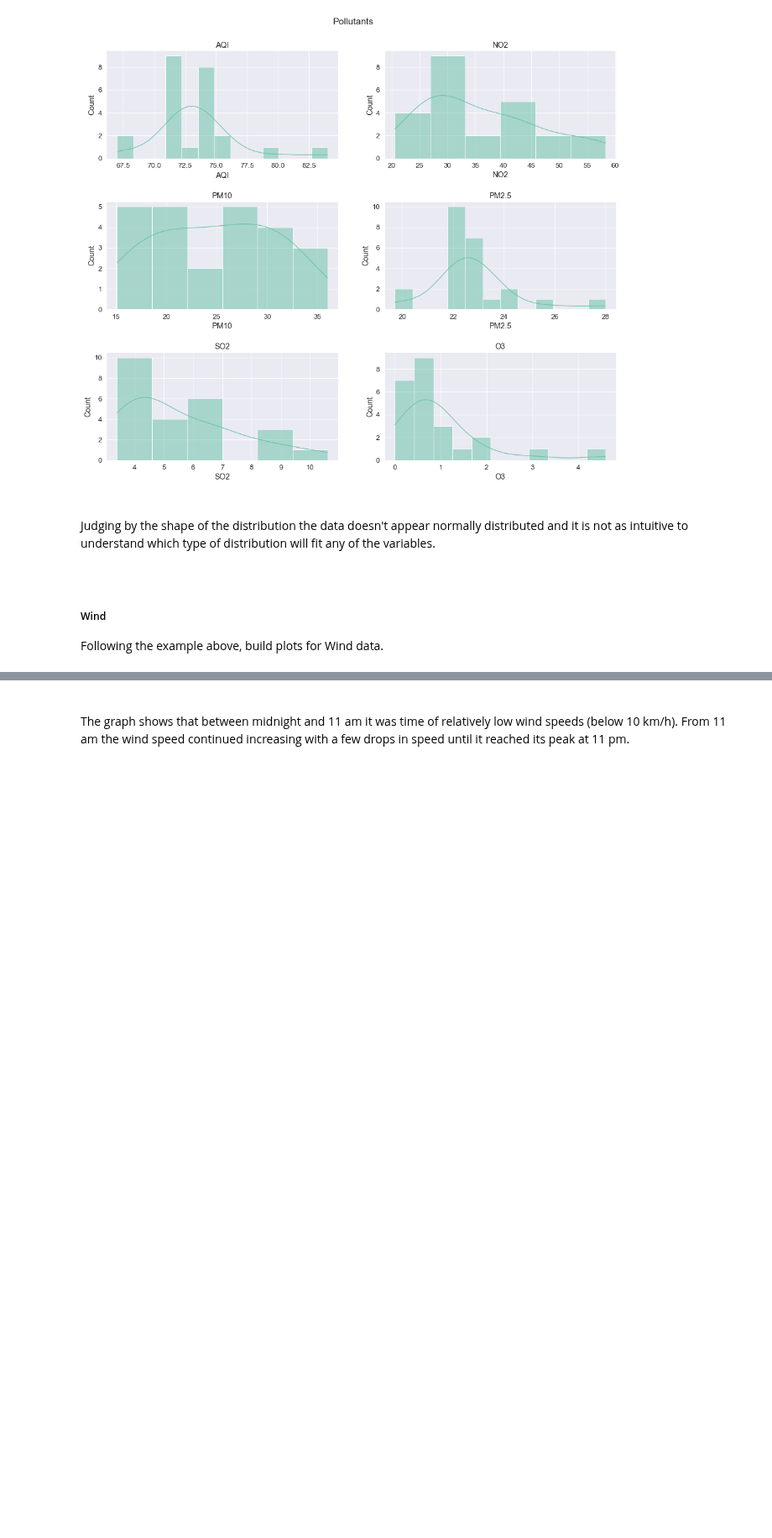
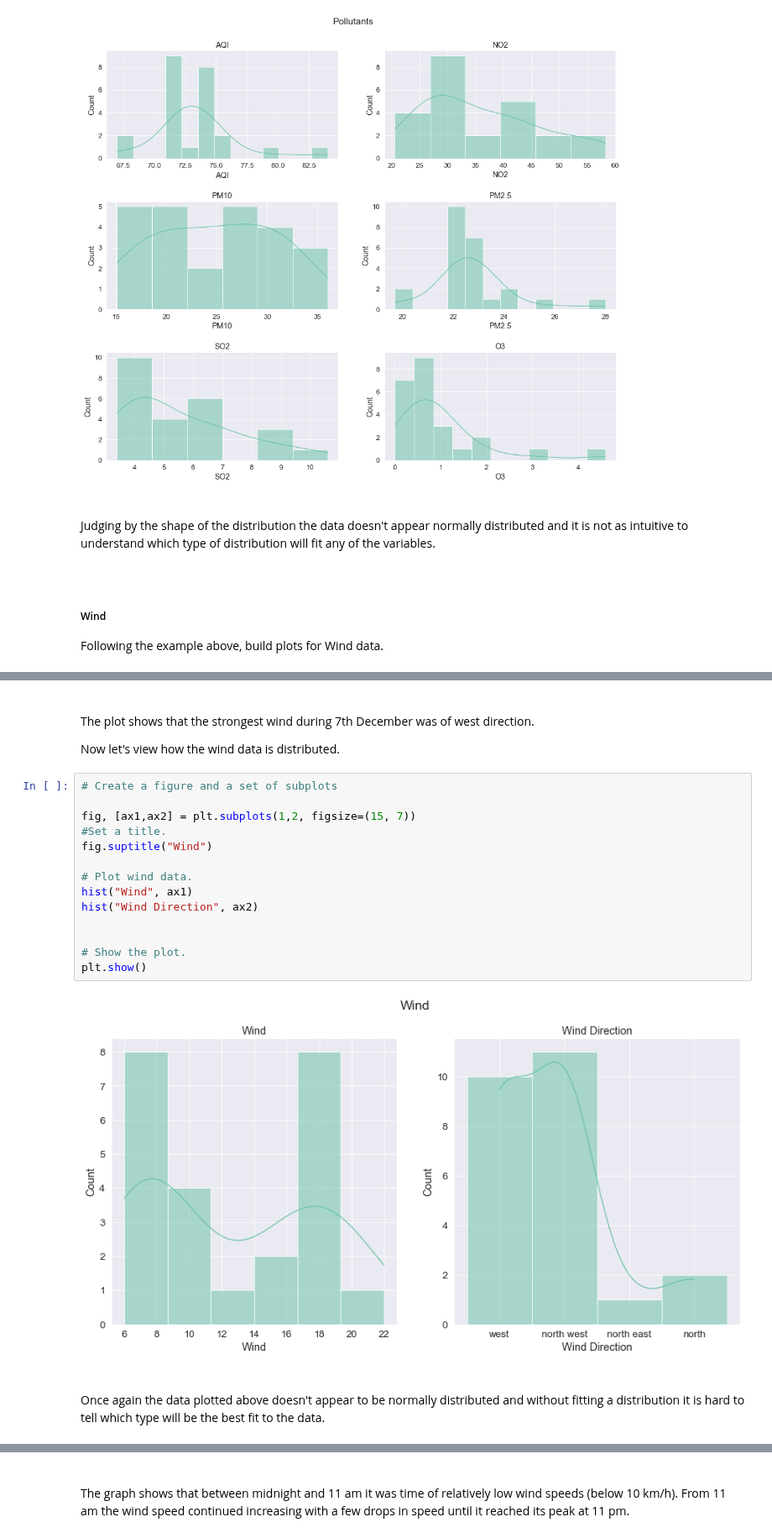
Before and after one commit to olgarozhdestvina/Air-Pollution-in-Dublin, a Jupyter notebook: Dublin_Air_Pollution.ipynb, the cells around one changed output, grey strips where cells are left out. Shown at 84% size. Saved outputs shown, nothing was run; the diff lists cells and outputs as text; blank space fills up the shorter version.

```diff
--- a/Dublin_Air_Pollution.ipynb
+++ b/Dublin_Air_Pollution.ipynb
@@ -256,0 +279,26 @@ Following the example above, build plots for Wind data.
+# %% [markdown]
+<br>
+
+The plot shows that the strongest wind during 7th December was of west direction.
+
+Now let's view how the wind data is distributed.
+# %%
+# Create a figure and a set of subplots
+
+fig, [ax1,ax2] = plt.subplots(1,2, figsize=(15, 7))
+#Set a title.
+fig.suptitle("Wind")
+
+# Plot wind data.
+hist("Wind", ax1)
+hist("Wind Direction", ax2)
+
+
+# Show the plot.
+plt.show()
+# %% [output]
+[figure, added]
+# %% [markdown]
+<br>
+
+Once again the data plotted above doesn't appear to be normally distributed and without fitting a distribution it is hard to tell which type will be the best fit to the data.
```
Also changed, not shown: parts of 34 cells of this notebook.
